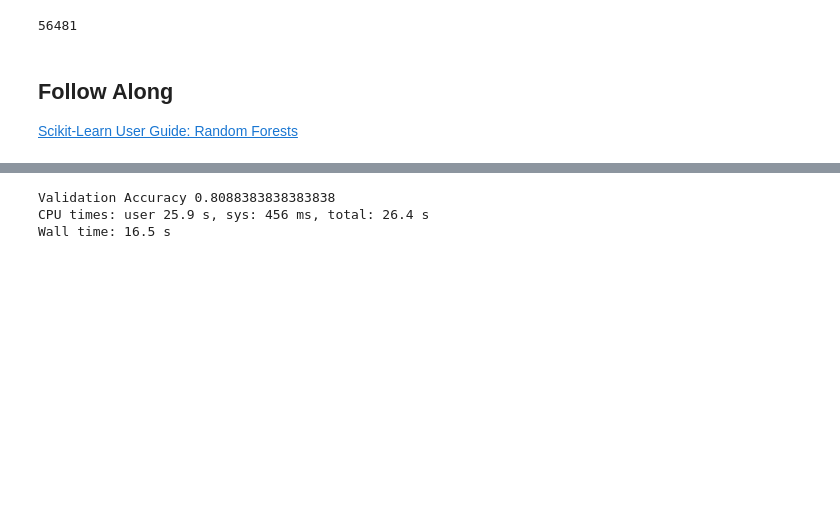
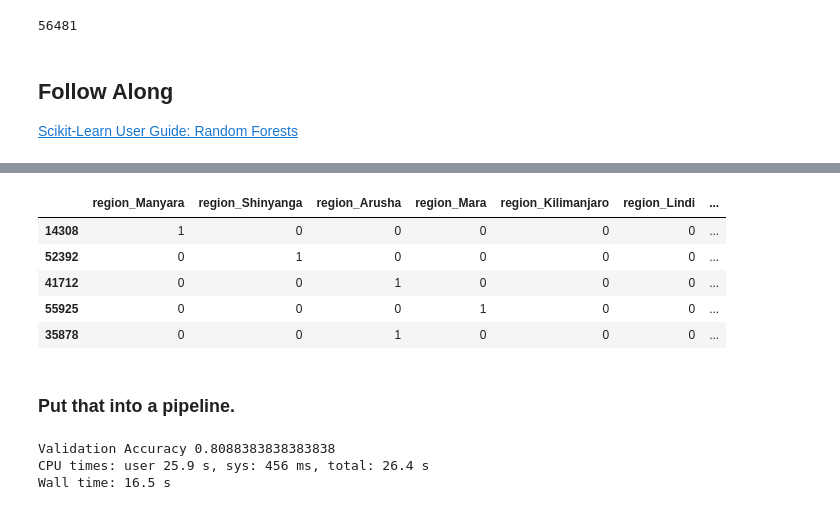
Before and after one commit to austinlasseter/DS-Unit-2-Kaggle-Challenge, a Jupyter notebook: module2-random-forests/222_responses.ipynb, the cells around one changed output, grey strips where cells are left out. Cells and saved outputs as stored; diff of their text form; code cells hidden in the pictures; blank space fills up the shorter version.

```diff
--- a/module2-random-forests/222_responses.ipynb
+++ b/module2-random-forests/222_responses.ipynb
@@ -169,3 +202,15 @@ train.describe(exclude='number').T.unique.sum()
+# %%
+# what does one-hot encoding look like?
+region_ohe.head()
+# %% [output]
+|  | region_Manyara | region_Shinyanga | region_Arusha | region_Mara | region_Kilimanjaro | region_Lindi | ... |
+| 14308 | 1 | 0 | 0 | 0 | 0 | 0 | ... |
+| 52392 | 0 | 1 | 0 | 0 | 0 | 0 | ... |
+| 41712 | 0 | 0 | 1 | 0 | 0 | 0 | ... |
+| 55925 | 0 | 0 | 0 | 1 | 0 | 0 | ... |
+| 35878 | 0 | 0 | 1 | 0 | 0 | 0 | ... |
+# %% [markdown]
+### Put that into a pipeline.
 # %%
 %%time
 # WARNING: the %%time command sometimes has quirks/bugs
```
Also changed, not shown: parts of 6 cells of this notebook.
